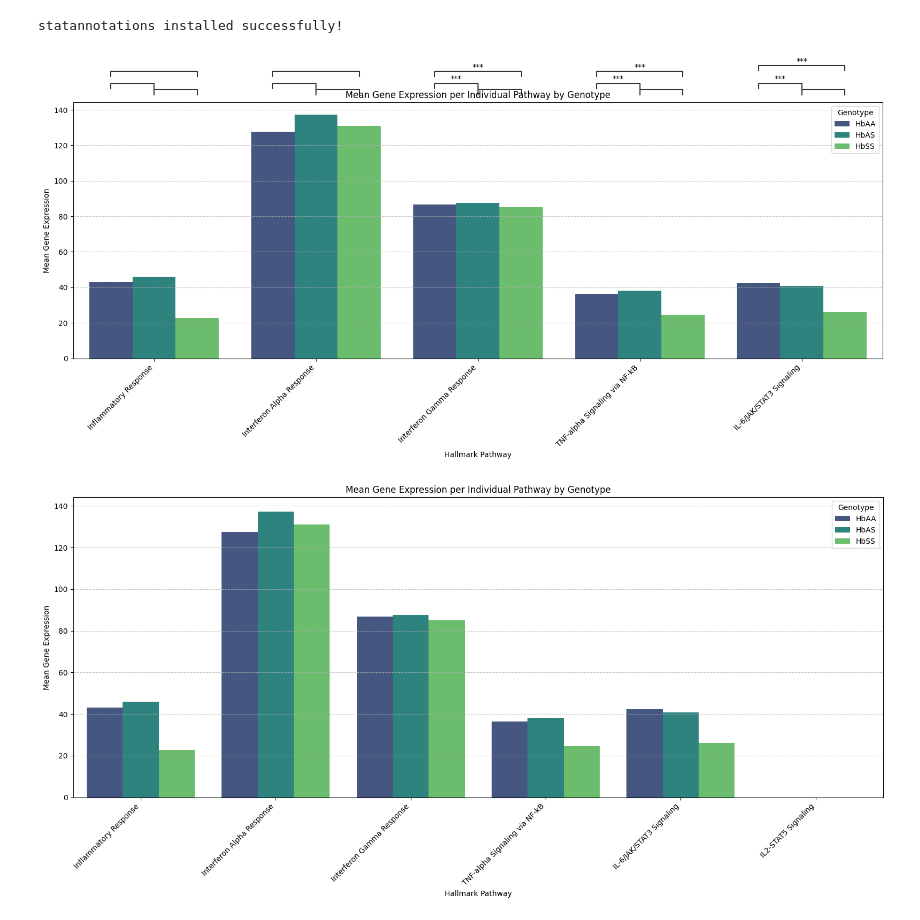
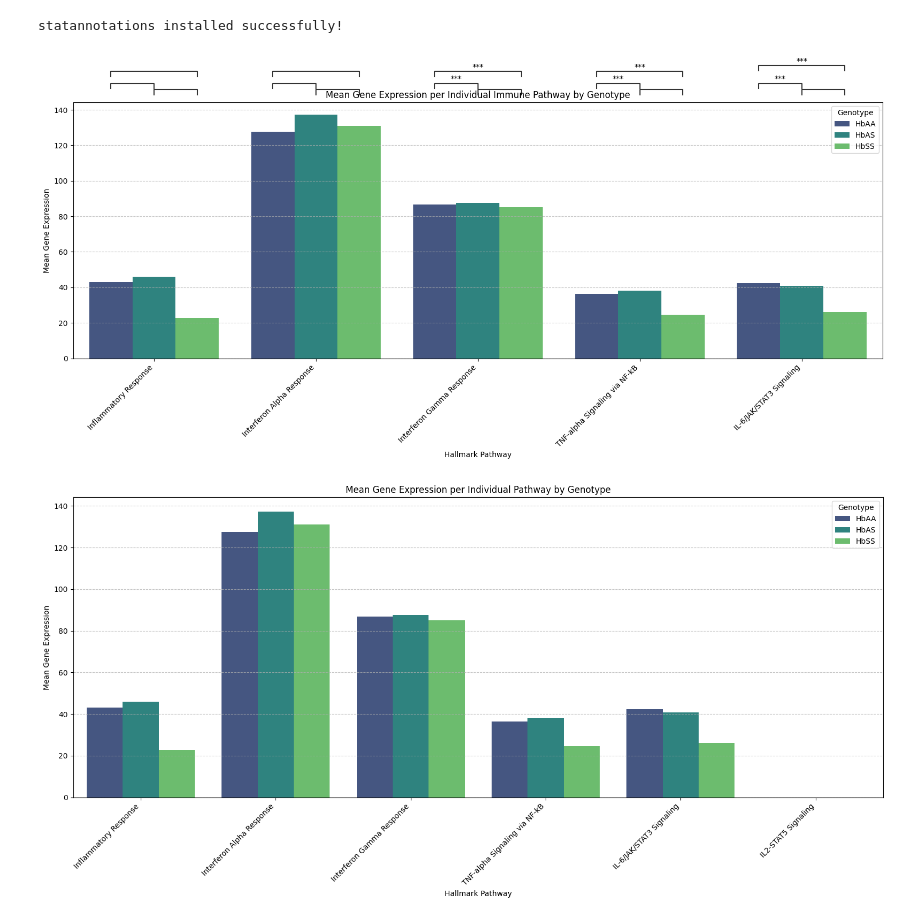
Before and after one commit to Edem-m/JaxProject_Edem-Jaimie, a Jupyter notebook: Jaxproject_Edem_Jaimie.ipynb, the cells around one changed output. Drawn from its saved outputs; the diff is of its cells as text; code cells hidden in the pictures.

```diff
--- a/Jaxproject_Edem_Jaimie.ipynb
+++ b/Jaxproject_Edem_Jaimie.ipynb
@@ -973,6 +973,26 @@ print("statannotations installed successfully!")
 # %% [output]
 statannotations installed successfully!
 # %%
+# 1. Create a gene to Pathway_Label mapping from filtered_genes_df
+gene_pathway_map = filtered_genes_df['Pathway_Label'].to_dict()
+
+# 2. Add 'Pathway_Label' column to the melted DataFrame
+melted_df_with_pathways = melted_df_for_boxplot_genotype.copy()
+melted_df_with_pathways['Pathway_Label'] = melted_df_with_pathways['Gene'].map(gene_pathway_map)
+
+# 3. Handle genes that might not have a Pathway_Label (e.g., if filtered_genes_df was incomplete)
+melted_df_with_pathways = melted_df_with_pathways.dropna(subset=['Pathway_Label']).copy()
+
+# 4. Split the comma-separated pathways and explode the DataFrame
+melted_df_with_pathways['Pathway'] = melted_df_with_pathways['Pathway_Label'].str.split(',')
+df_exploded = melted_df_with_pathways.explode('Pathway')
+
+# 5. Clean up any whitespace around pathway names
+df_exploded['Pathway'] = df_exploded['Pathway'].str.strip()
+
+# 6. Filter to only include the target pathways (redundant but good for robustness)
+df_exploded = df_exploded[df_exploded['Pathway'].isin(target_pathways)].copy()
+
 from statannotations.Annotator import Annotator
 from scipy.stats import ttest_ind
 from statsmodels.stats.multitest import multipletests # Import multipletests
@@ -1044,33 +1064,34 @@ if valid_p_indices.any():
     adjusted_p_values.loc[valid_p_indices] = p_adjusted
 else:
     adjusted_p_values = pd.Series(np.nan, index=range(len(pvalues)))
 
 # Annotate the plot with significance markers
 # The Annotator needs a list of (group1, group2) for x-axis categories
 # and then the p-values.
 
 # Add significance annotations
 annotator = Annotator(ax,
                       comparisons,
                       data=df_exploded,
                       x='Pathway',
                       y='Expression',
                       hue='genotype',
                       hide_annotation_box=True
                      )
 
 annotator.configure(test=None, text_format='star', loc='outside', verbose=0, pvalue_thresholds=[[0.05, '*'], [0.01, '**'], [0.001, '***']])
 annotator.set_pvalues(adjusted_p_values.tolist())
 annotator.annotate()
 
-ax.set_title('Mean Gene Expression per Individual Pathway by Genotype')
+ax.set_title('Mean Gene Expression per Individual Immune Pathway by Genotype')
 ax.set_xlabel('Hallmark Pathway')
 ax.set_ylabel('Mean Gene Expression')
 plt.xticks(rotation=45, ha='right')
 ax.legend(title='Genotype')
 ax.grid(axis='y', linestyle='--', alpha=0.7)
 plt.tight_layout()
+plt.savefig(os.path.join(plots_dir, 'mean_gene_expression_per_pathway_genotype_annotated_barplot.png'))
 plt.show()
 # %% [output]
-[figure, old version]
+[figure, new version]
 # %%
```
Also changed, not shown: parts of 113 cells of this notebook.
